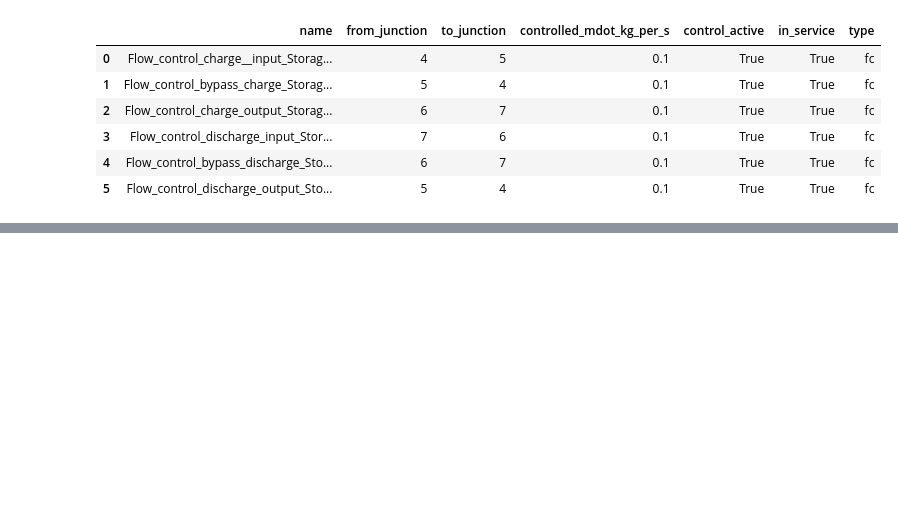
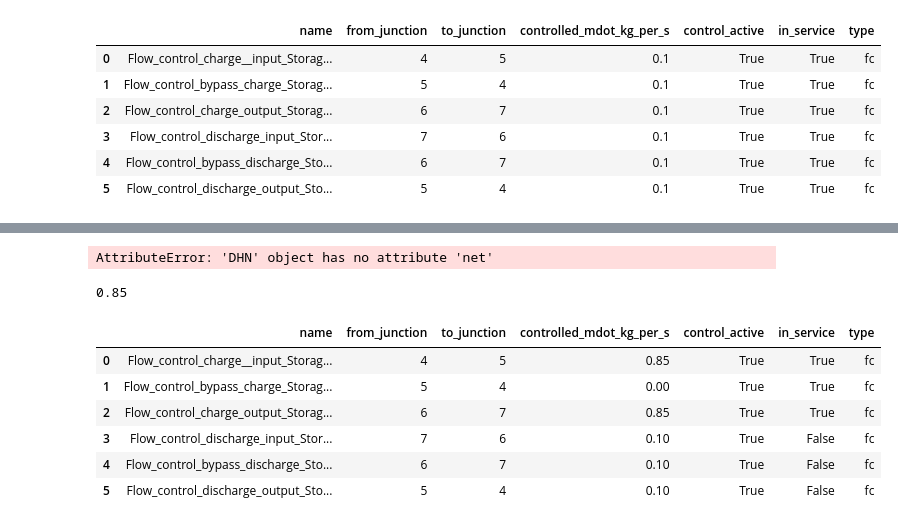
Before and after one commit to SerranoScope/Reduced_simulation, a Jupyter notebook: Simulation_Bases/Structure_information.ipynb, the cells around one changed output, grey strips where cells are left out. Cells and saved outputs as stored; diff of their text form; code cells hidden in the pictures; blank space fills up the shorter version.

```diff
--- a/Simulation_Bases/Structure_information.ipynb
+++ b/Simulation_Bases/Structure_information.ipynb
@@ -456,0 +559,18 @@ DHN.Creation_objects()
+# %%
+DHN.net.circ_pump_mass
+# %% [output]
+AttributeError: 'DHN' object has no attribute 'net'
+# %%
+DHN.Storage_actors["Object"][0].mdot_entering
+# %% [output]
+0.85
+# %%
+DHN.net.flow_control
+# %% [output]
+|  | name | from_junction | to_junction | controlled_mdot_kg_per_s | control_active | in_service | type |
+| 0 | Flow_control_charge__input_Storag... | 4 | 5 | 0.85 | True | True | fc |
+| 1 | Flow_control_bypass_charge_Storag... | 5 | 4 | 0.00 | True | True | fc |
+| 2 | Flow_control_charge_output_Storag... | 6 | 7 | 0.85 | True | True | fc |
+| 3 | Flow_control_discharge_input_Stor... | 7 | 6 | 0.10 | True | False | fc |
+| 4 | Flow_control_bypass_discharge_Sto... | 6 | 7 | 0.10 | True | False | fc |
+| 5 | Flow_control_discharge_output_Sto... | 5 | 4 | 0.10 | True | False | fc |
```
Also changed, not shown: parts of 24 cells of this notebook, 6 other files.
